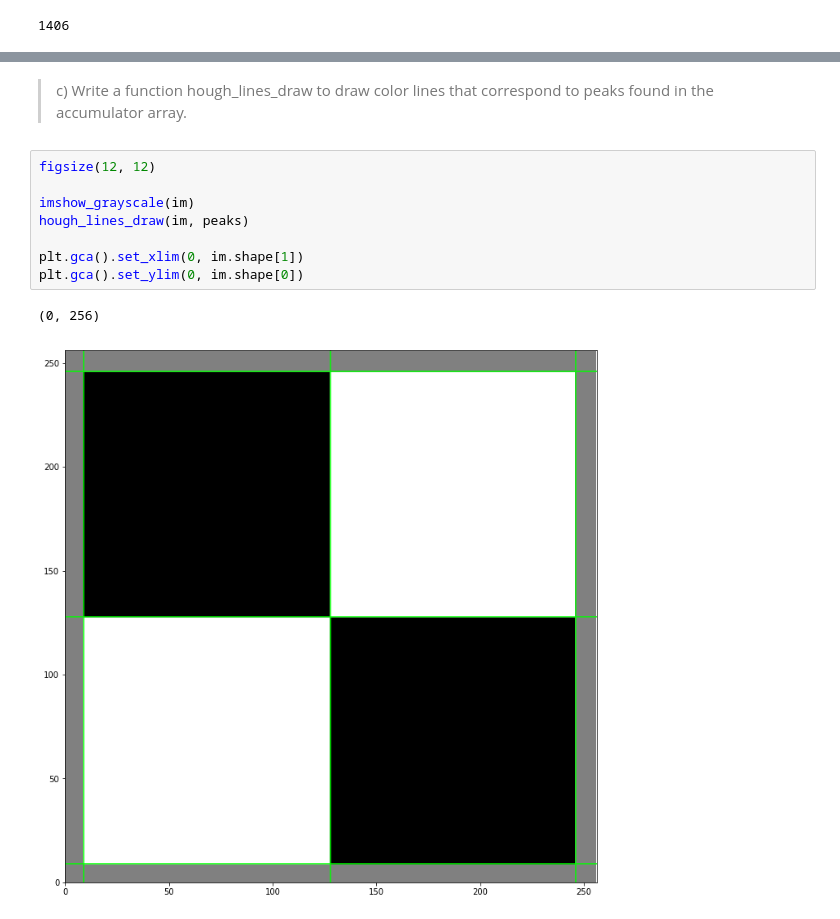
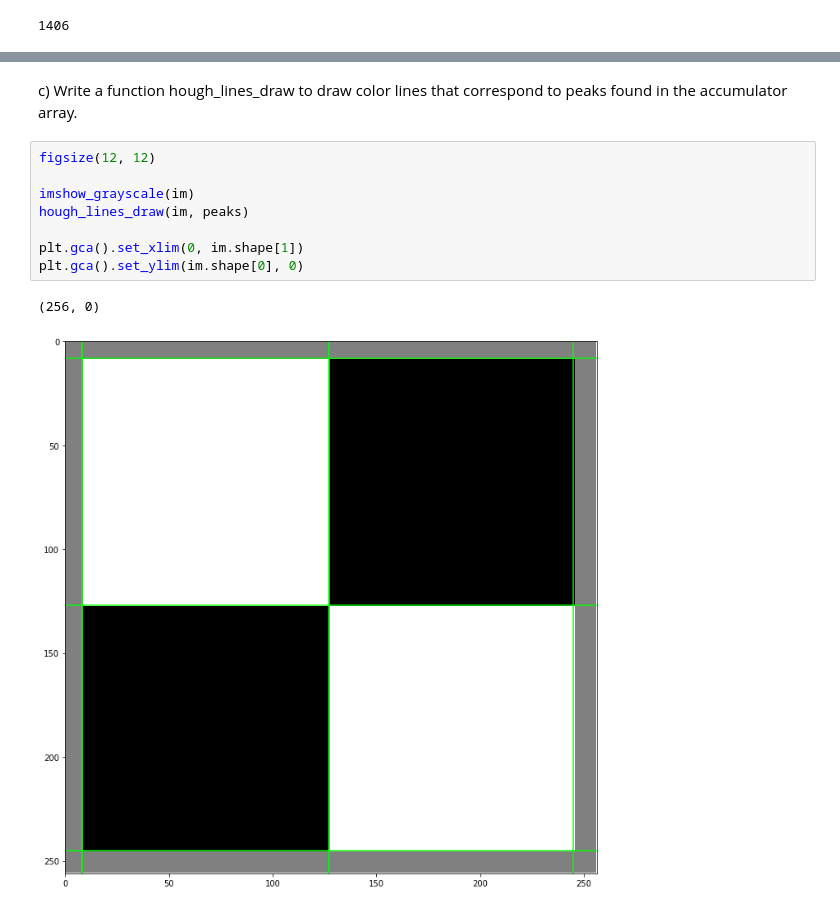
Before and after one commit to karadza3a/intro-to-cv-ud810, a Jupyter notebook: ps1_python/ps1.ipynb, the cells around one changed output, grey strips where cells are left out. Cells and saved outputs as stored; diff of their text form.

```diff
--- a/ps1_python/ps1.ipynb
+++ b/ps1_python/ps1.ipynb
@@ -96,14 +95,14 @@ peaks
 [figure]
 # %% [markdown]
-> c) Write a function hough_lines_draw to draw color lines that correspond to peaks found in the accumulator array.
+c) Write a function hough_lines_draw to draw color lines that correspond to peaks found in the accumulator array.
 # %%
 figsize(12, 12)
 
 imshow_grayscale(im)
 hough_lines_draw(im, peaks)
 
 plt.gca().set_xlim(0, im.shape[1])
-plt.gca().set_ylim(0, im.shape[0])
+plt.gca().set_ylim(im.shape[0], 0)
 # %% [output]
-(0, 256)
+(256, 0)
-[figure, old version]
+[figure, new version]
```
Also changed, not shown: parts of 10 cells of this notebook, 3 other files.
